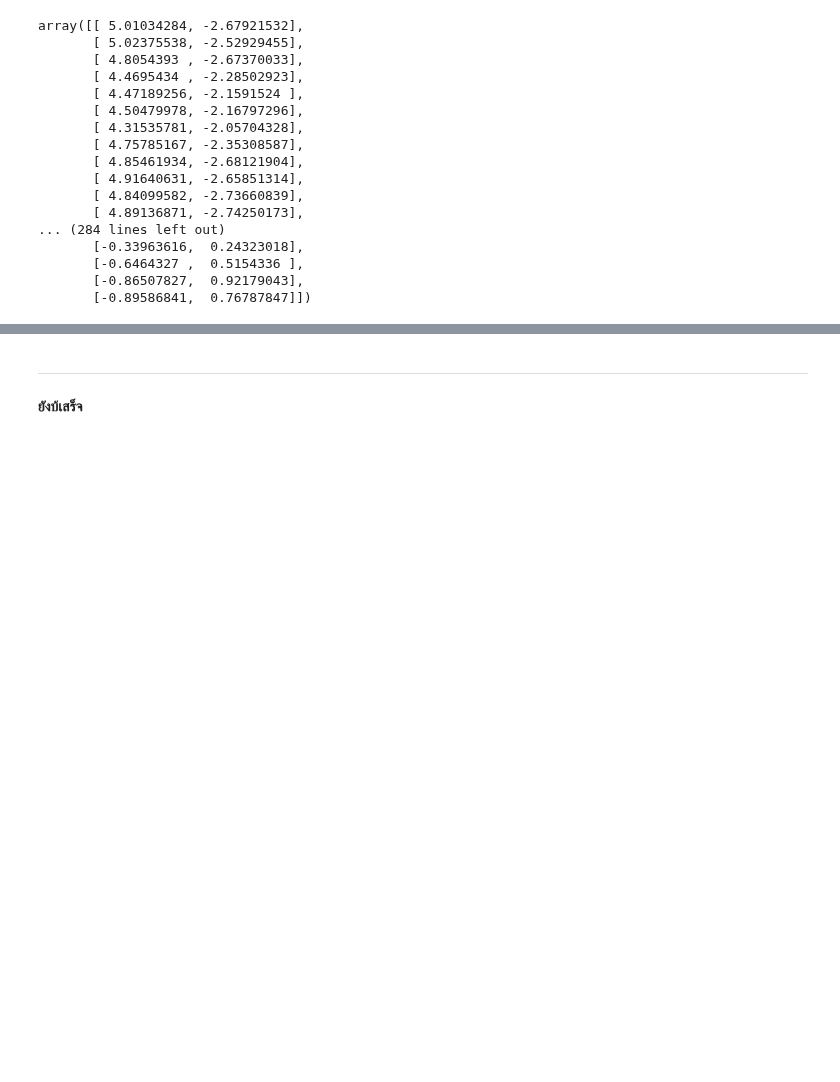
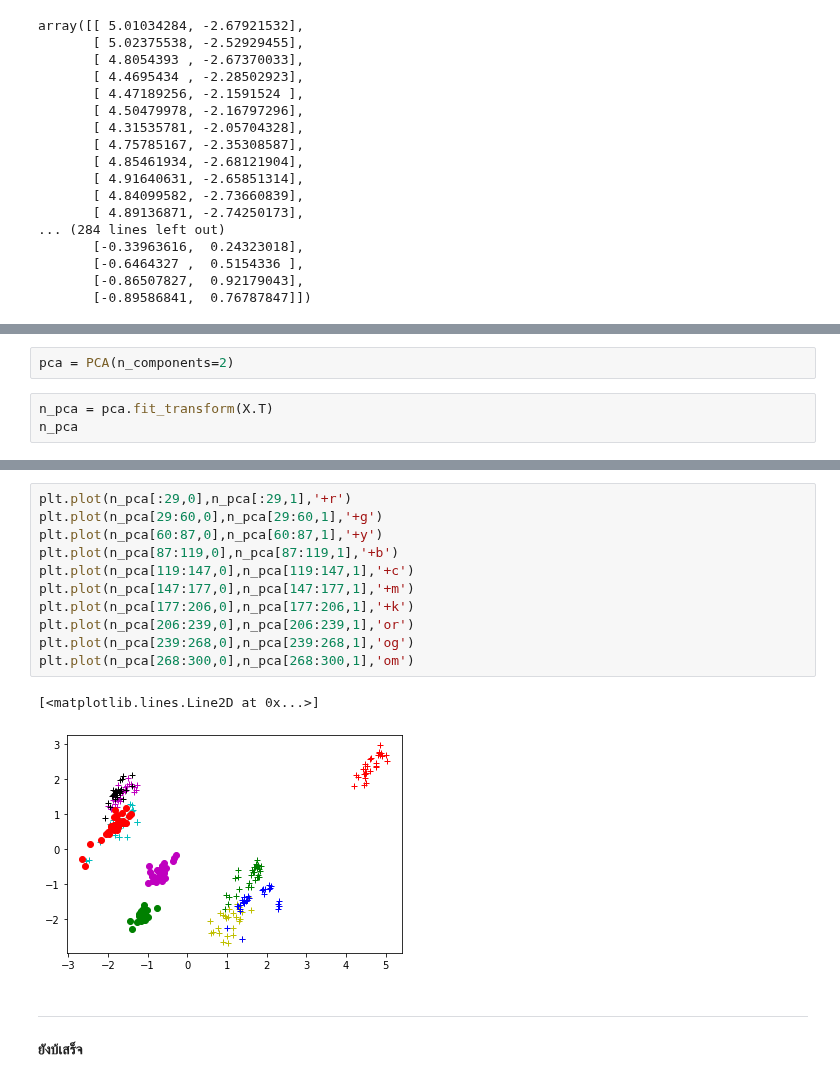
Before and after one commit to sitthatkaja/multivariate, a Jupyter notebook: EXAM01.ipynb, the cells around one changed output, grey strips where cells are left out. Cells and saved outputs as stored; diff of their text form; blank space fills up the shorter version.

```diff
--- a/EXAM01.ipynb
+++ b/EXAM01.ipynb
@@ -307,0 +308,5 @@ plt.plot(X_pca[270:300,0],X_pca[270:300,1],'*m')
+# %%
+pca = PCA(n_components=2)
+# %%
+n_pca = pca.fit_transform(X.T)
+n_pca
@@ -308,3 +331,17 @@ plt.plot(X_pca[270:300,0],X_pca[270:300,1],'*m')
+# %%
+plt.plot(n_pca[:29,0],n_pca[:29,1],'+r')
+plt.plot(n_pca[29:60,0],n_pca[29:60,1],'+g')
+plt.plot(n_pca[60:87,0],n_pca[60:87,1],'+y')
+plt.plot(n_pca[87:119,0],n_pca[87:119,1],'+b')
+plt.plot(n_pca[119:147,0],n_pca[119:147,1],'+c')
+plt.plot(n_pca[147:177,0],n_pca[147:177,1],'+m')
+plt.plot(n_pca[177:206,0],n_pca[177:206,1],'+k')
+plt.plot(n_pca[206:239,0],n_pca[206:239,1],'or')
+plt.plot(n_pca[239:268,0],n_pca[239:268,1],'og')
+plt.plot(n_pca[268:300,0],n_pca[268:300,1],'om')
+# %% [output]
+[<matplotlib.lines.Line2D at 0x...>]
+[figure, added]
 # %% [markdown]
 ***
 **ยังบ้เสร็จ**
```
Also changed, not shown: parts of 4 cells of this notebook.
